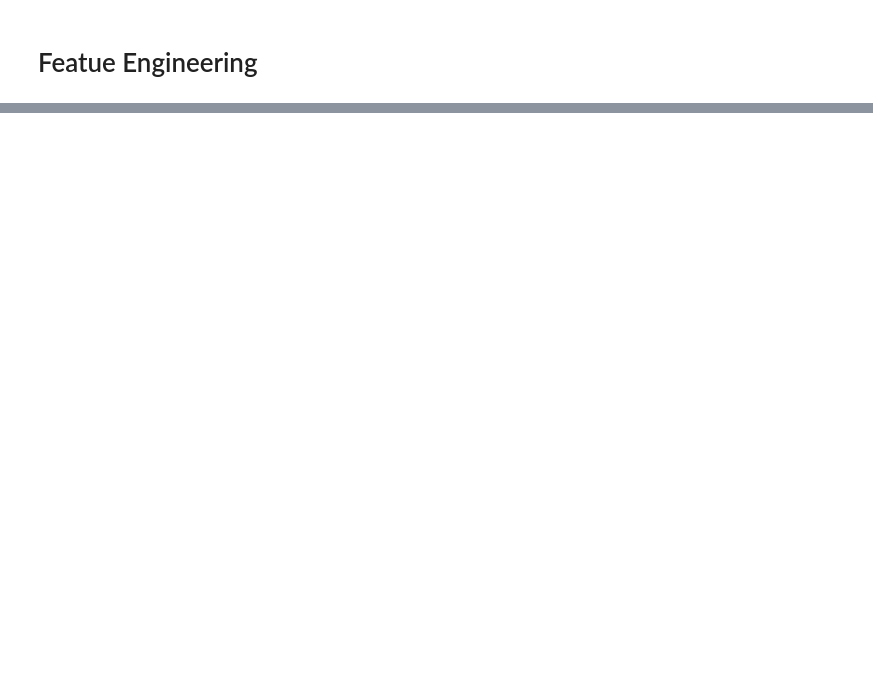
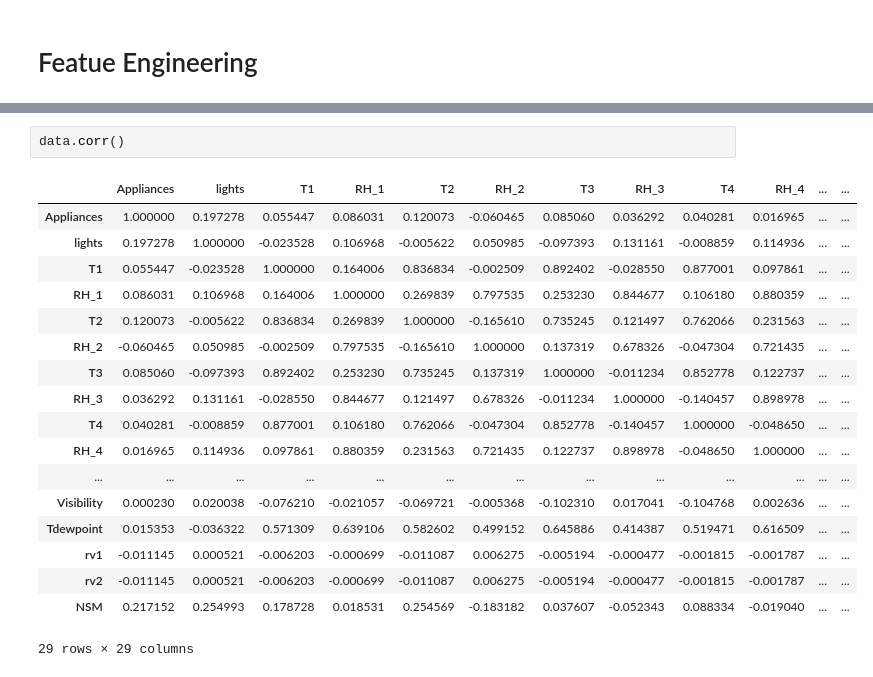
Before and after one commit to aahana-khajanchi/AdavancedDataScience-1, a Jupyter notebook: Assignment2/Part 3 - Feature engineering/Feature Engineering.ipynb, the cells around one changed output, grey strips where cells are left out. Drawn from its saved outputs; the diff is of its cells as text; blank space fills up the shorter version.

```diff
--- a/Assignment2/Part 3 - Feature engineering/Feature Engineering.ipynb
+++ b/Assignment2/Part 3 - Feature engineering/Feature Engineering.ipynb
@@ -46,0 +61,21 @@ memory usage: 5.0+ MB
+# %%
+data.corr()
+# %% [output]
+|  | Appliances | lights | T1 | RH_1 | T2 | RH_2 | T3 | RH_3 | T4 | RH_4 | ... | ... |
+| Appliances | 1.000000 | 0.197278 | 0.055447 | 0.086031 | 0.120073 | -0.060465 | 0.085060 | 0.036292 | 0.040281 | 0.016965 | ... | ... |
+| lights | 0.197278 | 1.000000 | -0.023528 | 0.106968 | -0.005622 | 0.050985 | -0.097393 | 0.131161 | -0.008859 | 0.114936 | ... | ... |
+| T1 | 0.055447 | -0.023528 | 1.000000 | 0.164006 | 0.836834 | -0.002509 | 0.892402 | -0.028550 | 0.877001 | 0.097861 | ... | ... |
+| RH_1 | 0.086031 | 0.106968 | 0.164006 | 1.000000 | 0.269839 | 0.797535 | 0.253230 | 0.844677 | 0.106180 | 0.880359 | ... | ... |
+| T2 | 0.120073 | -0.005622 | 0.836834 | 0.269839 | 1.000000 | -0.165610 | 0.735245 | 0.121497 | 0.762066 | 0.231563 | ... | ... |
+| RH_2 | -0.060465 | 0.050985 | -0.002509 | 0.797535 | -0.165610 | 1.000000 | 0.137319 | 0.678326 | -0.047304 | 0.721435 | ... | ... |
+| T3 | 0.085060 | -0.097393 | 0.892402 | 0.253230 | 0.735245 | 0.137319 | 1.000000 | -0.011234 | 0.852778 | 0.122737 | ... | ... |
+| RH_3 | 0.036292 | 0.131161 | -0.028550 | 0.844677 | 0.121497 | 0.678326 | -0.011234 | 1.000000 | -0.140457 | 0.898978 | ... | ... |
+| T4 | 0.040281 | -0.008859 | 0.877001 | 0.106180 | 0.762066 | -0.047304 | 0.852778 | -0.140457 | 1.000000 | -0.048650 | ... | ... |
+| RH_4 | 0.016965 | 0.114936 | 0.097861 | 0.880359 | 0.231563 | 0.721435 | 0.122737 | 0.898978 | -0.048650 | 1.000000 | ... | ... |
+| ... | ... | ... | ... | ... | ... | ... | ... | ... | ... | ... | ... | ... |
+| Visibility | 0.000230 | 0.020038 | -0.076210 | -0.021057 | -0.069721 | -0.005368 | -0.102310 | 0.017041 | -0.104768 | 0.002636 | ... | ... |
+| Tdewpoint | 0.015353 | -0.036322 | 0.571309 | 0.639106 | 0.582602 | 0.499152 | 0.645886 | 0.414387 | 0.519471 | 0.616509 | ... | ... |
+| rv1 | -0.011145 | 0.000521 | -0.006203 | -0.000699 | -0.011087 | 0.006275 | -0.005194 | -0.000477 | -0.001815 | -0.001787 | ... | ... |
+| rv2 | -0.011145 | 0.000521 | -0.006203 | -0.000699 | -0.011087 | 0.006275 | -0.005194 | -0.000477 | -0.001815 | -0.001787 | ... | ... |
+| NSM | 0.217152 | 0.254993 | 0.178728 | 0.018531 | 0.254569 | -0.183182 | 0.037607 | -0.052343 | 0.088334 | -0.019040 | ... | ... |
+29 rows × 29 columns
```
Also changed, not shown: parts of 17 cells of this notebook, 51 other files.
